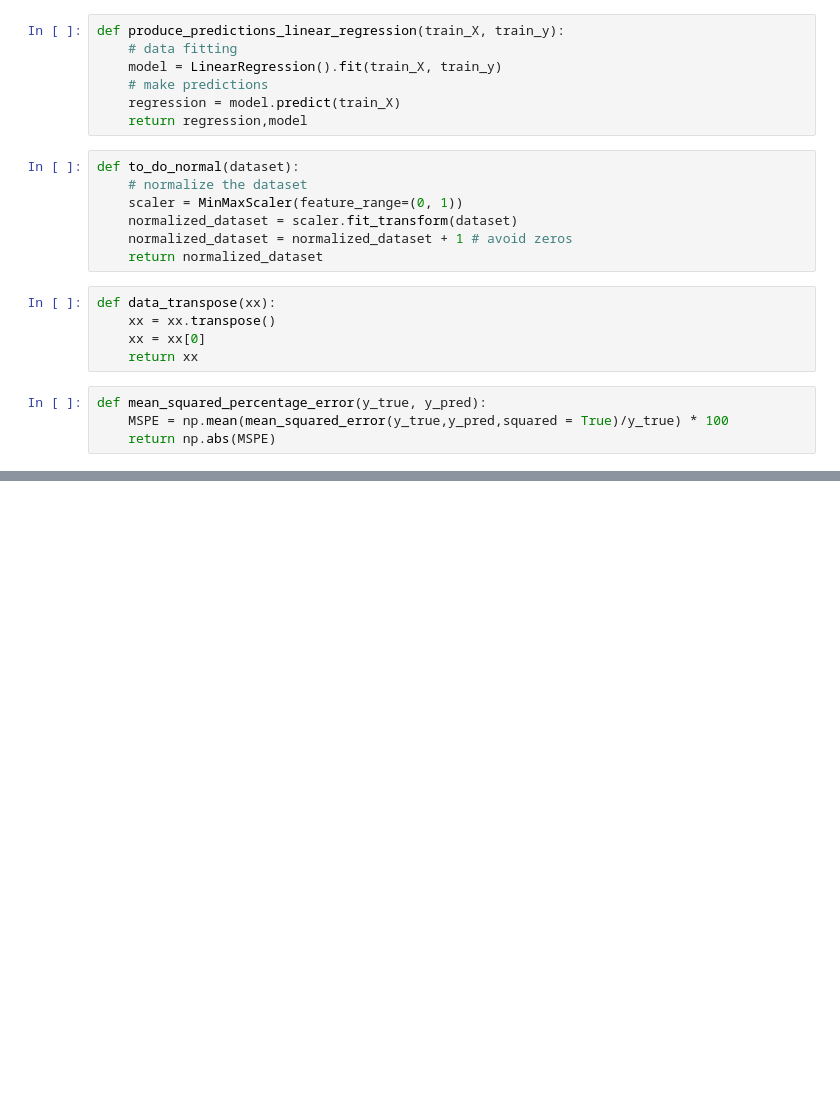
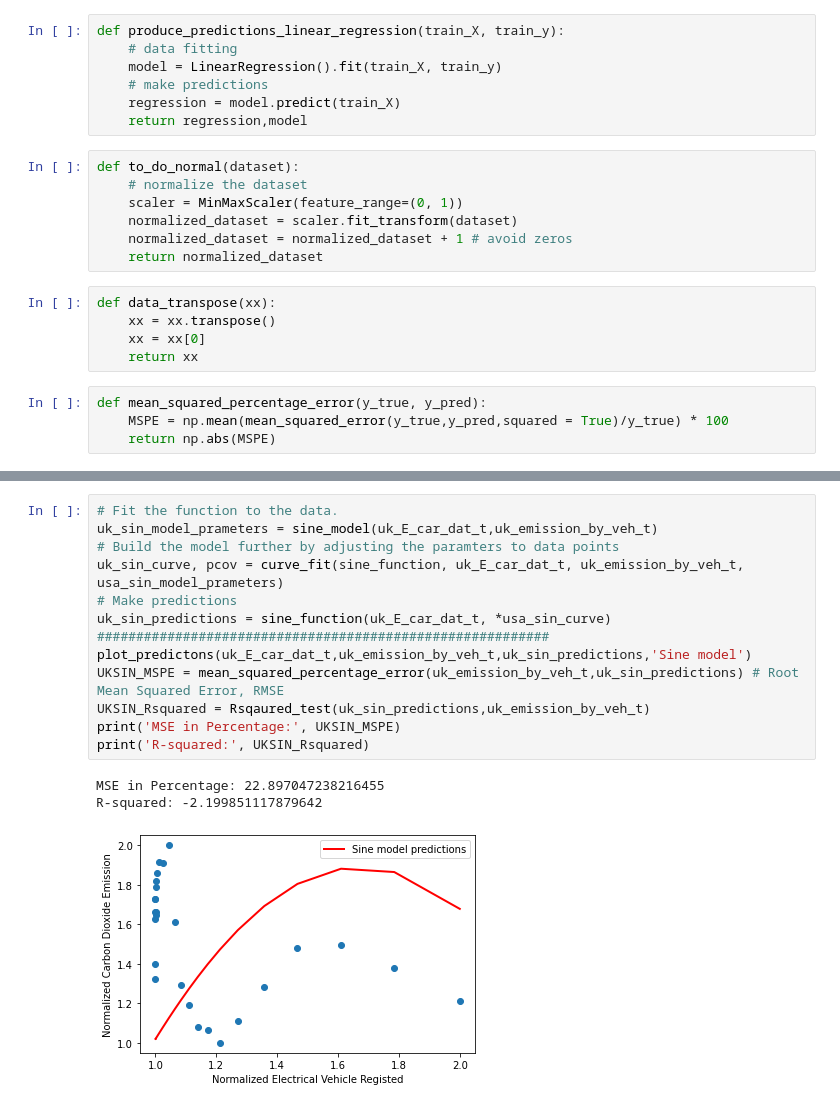
Before and after one commit to IsaacJohnEvans/EV_affect_on_emissions, a Jupyter notebook: Linear_regression_correlation_study_eric.ipynb, the cells around one changed output, grey strips where cells are left out. Saved outputs shown, nothing was run; the diff lists cells and outputs as text; blank space fills up the shorter version.

```diff
--- a/Linear_regression_correlation_study_eric.ipynb
+++ b/Linear_regression_correlation_study_eric.ipynb
@@ -251,0 +325,17 @@ R-squared: 0.5108852342555736
+# %%
+# Fit the function to the data.
+uk_sin_model_prameters = sine_model(uk_E_car_dat_t,uk_emission_by_veh_t)
+# Build the model further by adjusting the paramters to data points
+uk_sin_curve, pcov = curve_fit(sine_function, uk_E_car_dat_t, uk_emission_by_veh_t, usa_sin_model_prameters)
+# Make predictions
+uk_sin_predictions = sine_function(uk_E_car_dat_t, *usa_sin_curve)
+##########################################################
+plot_predictons(uk_E_car_dat_t,uk_emission_by_veh_t,uk_sin_predictions,'Sine model')
+UKSIN_MSPE = mean_squared_percentage_error(uk_emission_by_veh_t,uk_sin_predictions) # Root Mean Squared Error, RMSE
+UKSIN_Rsquared = Rsqaured_test(uk_sin_predictions,uk_emission_by_veh_t)
+print('MSE in Percentage:', UKSIN_MSPE)
+print('R-squared:', UKSIN_Rsquared)
+# %% [output]
+MSE in Percentage: 22.897047238216455
+R-squared: -2.199851117879642
+[figure, added]
```
Also changed, not shown: parts of 16 cells of this notebook.
